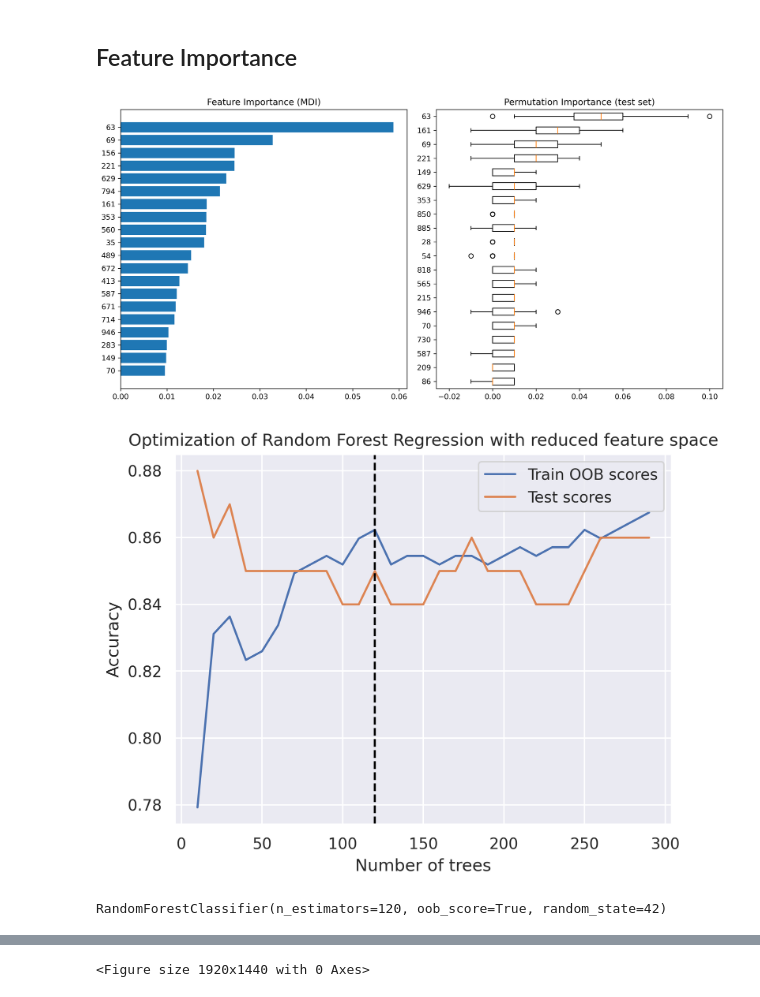
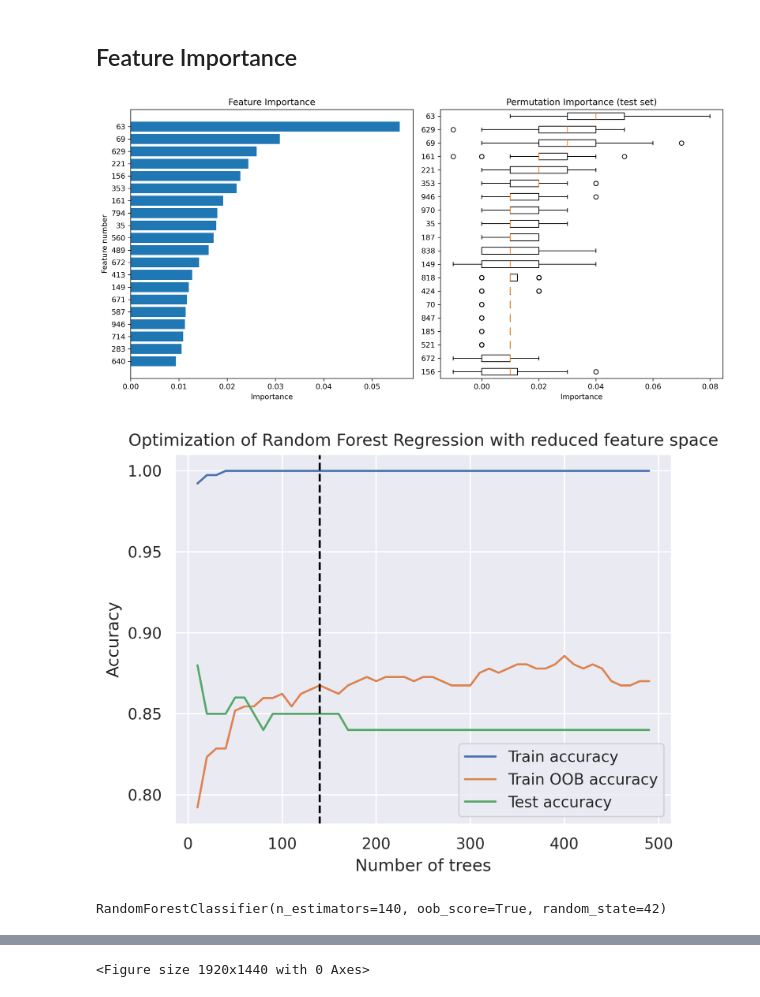
Before and after one commit to 1414vo/DIS-M1-Applied-DS, a Jupyter notebook: notebooks/Q4.ipynb, the cells around one changed output, grey strips where cells are left out. Cells and saved outputs as stored; diff of their text form; code cells hidden in the pictures.

```diff
--- a/notebooks/Q4.ipynb
+++ b/notebooks/Q4.ipynb
@@ -153,34 +153,3 @@ plt.show()
 [figure]
 # %% [markdown]
 ## Optimizing using OOB score
-# %%
-n_trees_options = range(10, 300, 10)
-scores = []
-test_scores = []
-best_score = 0
-best_n_trees = 10
-for n_trees in n_trees_options:
-    classifier = RandomForestClassifier(
-        random_state=42, oob_score=True, n_estimators=n_trees
-    )
-    classifier.fit(X_train, y_train)
-    # Calculate train OOB score
-    score = classifier.oob_score_
-    scores.append(score)
-    test_scores.append(classifier.score(X_test, y_test))
-    # Select best score
-    if score > best_score:
-        best_score = score
-        best_n_trees = n_trees
-# %%
-sns.set()
-plt.figure(dpi=300)
-plt.plot(n_trees_options, scores, label="Train OOB scores")
-plt.plot(n_trees_options, test_scores, label="Test scores")
-plt.xlabel("Number of trees")
-plt.ylabel("Accuracy")
-plt.axvline(120, linestyle="--", color="black")
-plt.legend()
-plt.title("Optimization of Random Forest Regression")
-plt.show()
-sns.reset_orig()
@@ -189,6 +173,6 @@ sns.reset_orig()
 # %%
 optimized_model = classifier = RandomForestClassifier(
-    random_state=42, oob_score=True, n_estimators=120
+    random_state=42, oob_score=True, n_estimators=190
 )
 optimized_model.fit(X_train, y_train)
 # %% [output]
@@ -212,32 +204,34 @@ plt.show()
 # %%
 from sklearn.inspection import permutation_importance
 
 # Training feature importance
 feature_importance = optimized_model.feature_importances_
 sorted_idx = np.argsort(feature_importance)[-20:]
 pos = np.arange(sorted_idx.shape[0]) + 0.5
 fig = plt.figure(figsize=(12, 6), dpi=300)
 
 plt.subplot(1, 2, 1)
 plt.barh(pos, feature_importance[sorted_idx], align="center")
 plt.yticks(pos, preprocessing_pipeline.nzremover.column_mask.nonzero()[0][sorted_idx])
-plt.title("Feature Importance (MDI)")
-
+plt.title("Feature Importance")
+plt.xlabel("Importance")
+plt.ylabel("Feature number")
 # Test feature importance using permutation
 
 result = permutation_importance(
     optimized_model, X_test, y_test, n_repeats=100, random_state=42, n_jobs=2
 )
 sorted_idx_perm = result.importances_mean.argsort()[-20:]
 
 plt.subplot(1, 2, 2)
 plt.boxplot(
     result.importances[sorted_idx_perm].T,
     vert=False,
     labels=preprocessing_pipeline.nzremover.column_mask.nonzero()[0][sorted_idx_perm],
 )
+plt.xlabel("Importance")
 plt.title("Permutation Importance (test set)")
 fig.tight_layout()
 plt.show()
 # %% [output]
-[figure, old version]
+[figure, new version]
@@ -268,25 +243,25 @@ for n_trees in n_trees_options:
 # %%
-sns.set()
-plt.figure(dpi=300)
-plt.plot(n_trees_options, scores, label="Train OOB scores")
-plt.plot(n_trees_options, test_scores, label="Test scores")
-plt.xlabel("Number of trees")
-plt.ylabel("Accuracy")
-plt.axvline(120, linestyle="--", color="black")
-plt.legend()
+optimize_random_forest(
+    n_trees_options=range(10, 500, 10),
+    X_train=X_train_cut,
+    y_train=y_train,
+    X_test=X_test_cut,
+    y_test=y_test,
+)
+plt.axvline(140, linestyle="--", color="black")
 plt.title("Optimization of Random Forest Regression with reduced feature space")
 plt.show()
 sns.reset_orig()
 # %% [output]
-[figure, old version]
+[figure, new version]
 # %%
 # Refit optimized model
 optimized_model = RandomForestClassifier(
-    random_state=42, oob_score=True, n_estimators=120
+    random_state=42, oob_score=True, n_estimators=140
 )
 optimized_model.fit(X_train_cut, y_train)
 # %% [output]
-RandomForestClassifier(n_estimators=120, oob_score=True, random_state=42)
+RandomForestClassifier(n_estimators=140, oob_score=True, random_state=42)
 # %%
 print(f"Train accuracy: {optimized_model.score(X_train_cut, y_train)*100:.1f}%")
 print(f"Test accuracy: {optimized_model.score(X_test_cut, y_test)*100:.1f}%")
```
Also changed, not shown: parts of 21 cells of this notebook, 3 other files.
